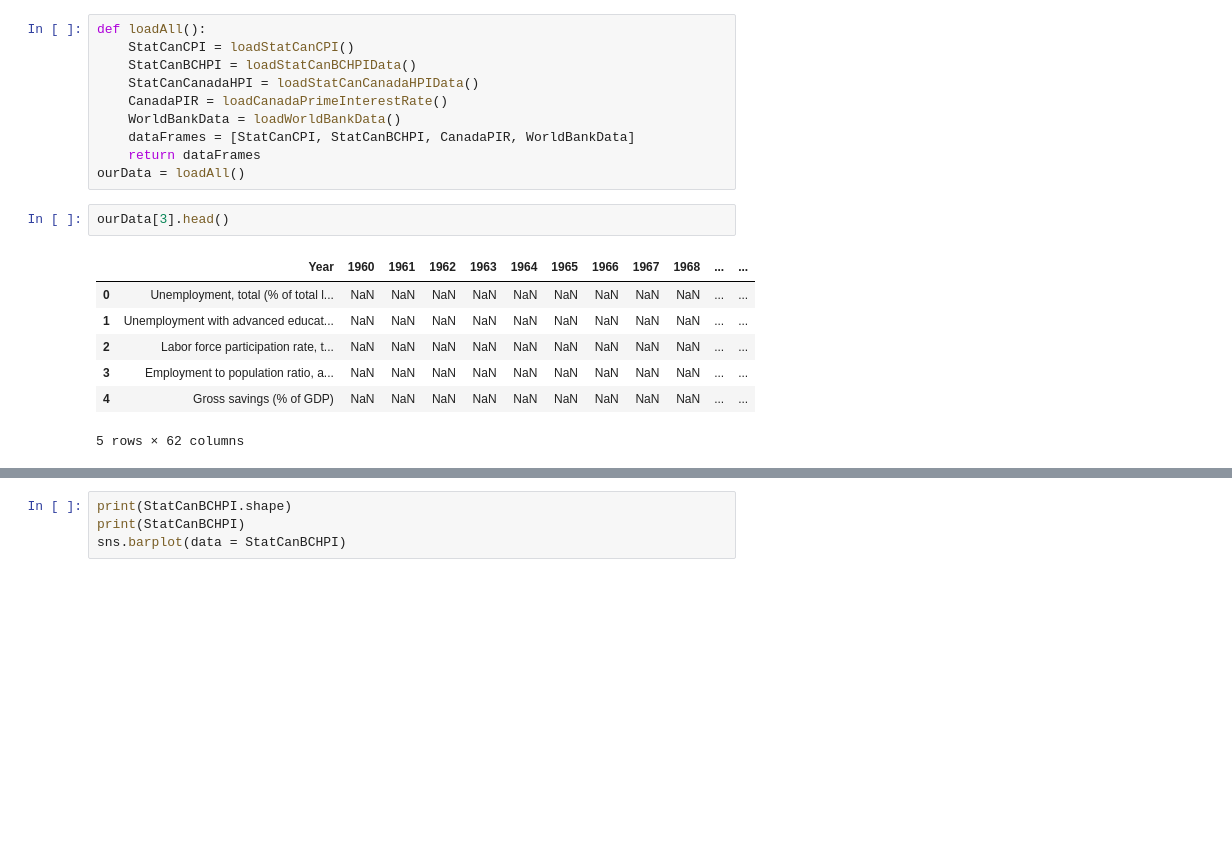
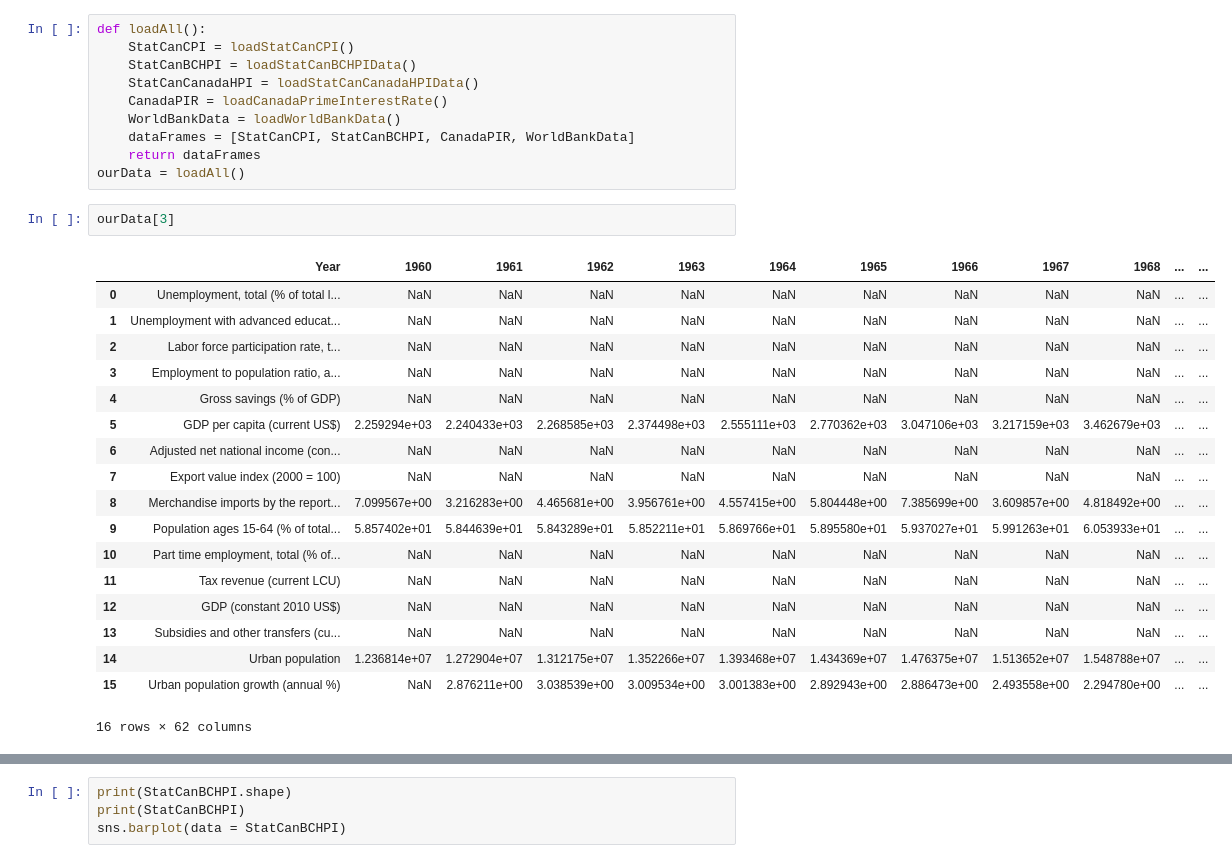
Before and after one commit to data301-2021-summer2/group-11-project, a Jupyter notebook: data/DataProcessingFunctions.ipynb, the cells around one changed output, grey strips where cells are left out. Drawn from its saved outputs; the diff is of its cells as text; blank space fills up the shorter version.

```diff
--- a/data/DataProcessingFunctions.ipynb
+++ b/data/DataProcessingFunctions.ipynb
@@ -48,13 +48,24 @@ def loadAll():
     return dataFrames
 ourData = loadAll()
 # %%
-ourData[3].head()
+ourData[3]
 # %% [output]
 |  | Year | 1960 | 1961 | 1962 | 1963 | 1964 | 1965 | 1966 | 1967 | 1968 | ... | ... |
 | 0 | Unemployment, total (% of total l... | NaN | NaN | NaN | NaN | NaN | NaN | NaN | NaN | NaN | ... | ... |
 | 1 | Unemployment with advanced educat... | NaN | NaN | NaN | NaN | NaN | NaN | NaN | NaN | NaN | ... | ... |
 | 2 | Labor force participation rate, t... | NaN | NaN | NaN | NaN | NaN | NaN | NaN | NaN | NaN | ... | ... |
 | 3 | Employment to population ratio, a... | NaN | NaN | NaN | NaN | NaN | NaN | NaN | NaN | NaN | ... | ... |
 | 4 | Gross savings (% of GDP) | NaN | NaN | NaN | NaN | NaN | NaN | NaN | NaN | NaN | ... | ... |
+| 5 | GDP per capita (current US$) | 2.259294e+03 | 2.240433e+03 | 2.268585e+03 | 2.374498e+03 | 2.555111e+03 | 2.770362e+03 | 3.047106e+03 | 3.217159e+03 | 3.462679e+03 | ... | ... |
+| 6 | Adjusted net national income (con... | NaN | NaN | NaN | NaN | NaN | NaN | NaN | NaN | NaN | ... | ... |
+| 7 | Export value index (2000 = 100) | NaN | NaN | NaN | NaN | NaN | NaN | NaN | NaN | NaN | ... | ... |
+| 8 | Merchandise imports by the report... | 7.099567e+00 | 3.216283e+00 | 4.465681e+00 | 3.956761e+00 | 4.557415e+00 | 5.804448e+00 | 7.385699e+00 | 3.609857e+00 | 4.818492e+00 | ... | ... |
+| 9 | Population ages 15-64 (% of total... | 5.857402e+01 | 5.844639e+01 | 5.843289e+01 | 5.852211e+01 | 5.869766e+01 | 5.895580e+01 | 5.937027e+01 | 5.991263e+01 | 6.053933e+01 | ... | ... |
+| 10 | Part time employment, total (% of... | NaN | NaN | NaN | NaN | NaN | NaN | NaN | NaN | NaN | ... | ... |
+| 11 | Tax revenue (current LCU) | NaN | NaN | NaN | NaN | NaN | NaN | NaN | NaN | NaN | ... | ... |
+| 12 | GDP (constant 2010 US$) | NaN | NaN | NaN | NaN | NaN | NaN | NaN | NaN | NaN | ... | ... |
+| 13 | Subsidies and other transfers (cu... | NaN | NaN | NaN | NaN | NaN | NaN | NaN | NaN | NaN | ... | ... |
+| 14 | Urban population | 1.236814e+07 | 1.272904e+07 | 1.312175e+07 | 1.352266e+07 | 1.393468e+07 | 1.434369e+07 | 1.476375e+07 | 1.513652e+07 | 1.548788e+07 | ... | ... |
+| 15 | Urban population growth (annual %) | NaN | 2.876211e+00 | 3.038539e+00 | 3.009534e+00 | 3.001383e+00 | 2.892943e+00 | 2.886473e+00 | 2.493558e+00 | 2.294780e+00 | ... | ... |
-5 rows × 62 columns
+16 rows × 62 columns
 # %%
```
Also changed, not shown: parts of 3 cells of this notebook.
